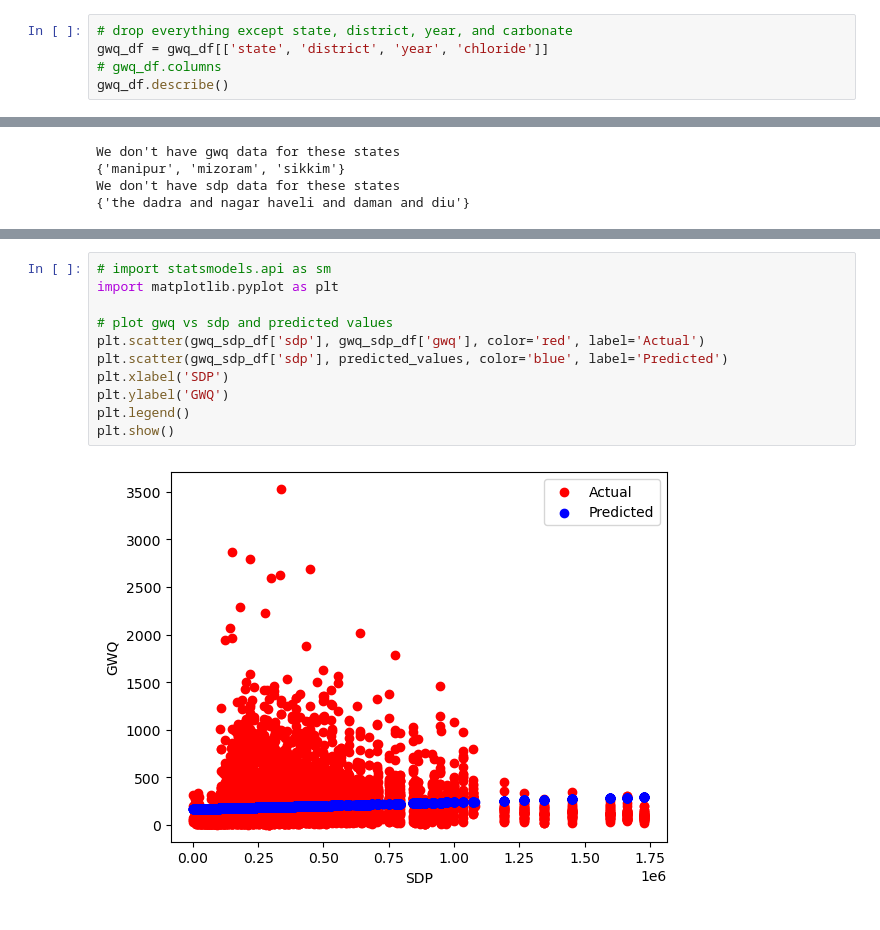
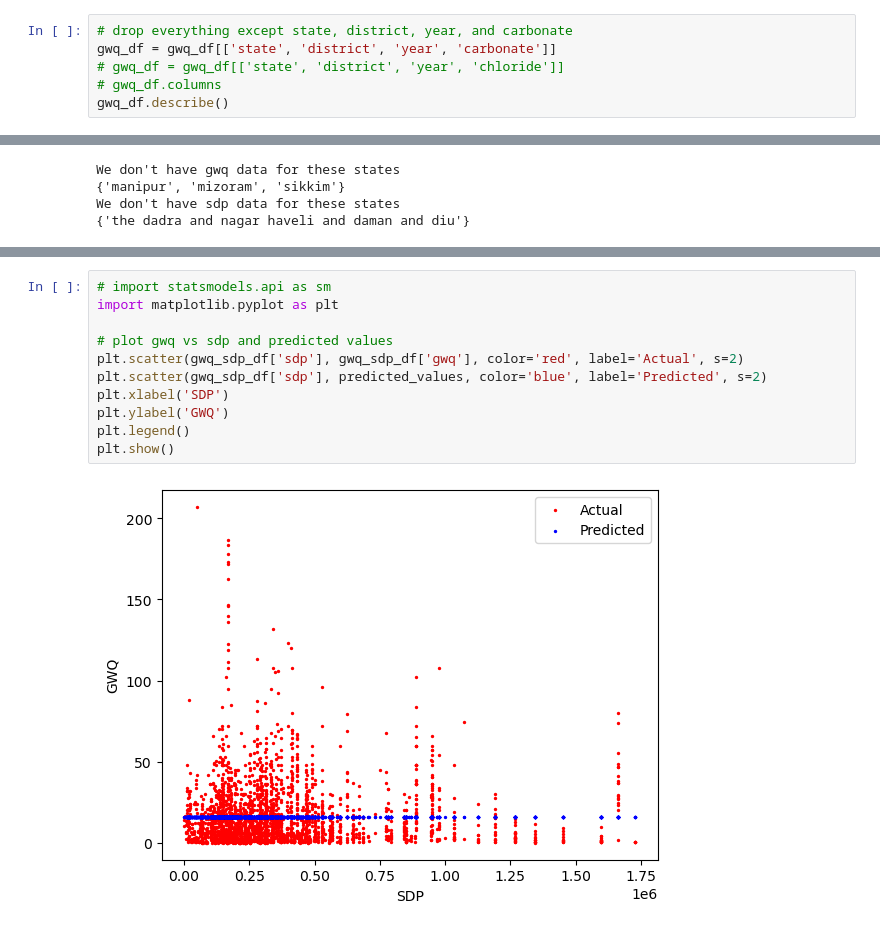
Before and after one commit to 0xGodspeed/econometrics_project, a Jupyter notebook: main.ipynb, the cells around one changed output, grey strips where cells are left out. Saved outputs shown, nothing was run; the diff lists cells and outputs as text.

Commit message:
more plots

```diff
--- a/main.ipynb
+++ b/main.ipynb
@@ -20,7 +20,8 @@ gwq_df.describe()
 8 rows × 23 columns
 # %%
 # drop everything except state, district, year, and carbonate
-gwq_df = gwq_df[['state', 'district', 'year', 'chloride']]
+gwq_df = gwq_df[['state', 'district', 'year', 'carbonate']]
+# gwq_df = gwq_df[['state', 'district', 'year', 'chloride']]
 # gwq_df.columns
 gwq_df.describe()
 # %% [output]
@@ -242,14 +244,14 @@ dtype: float64
 # %%
 # import statsmodels.api as sm
 import matplotlib.pyplot as plt
 
 # plot gwq vs sdp and predicted values
-plt.scatter(gwq_sdp_df['sdp'], gwq_sdp_df['gwq'], color='red', label='Actual')
-plt.scatter(gwq_sdp_df['sdp'], predicted_values, color='blue', label='Predicted')
+plt.scatter(gwq_sdp_df['sdp'], gwq_sdp_df['gwq'], color='red', label='Actual', s=2)
+plt.scatter(gwq_sdp_df['sdp'], predicted_values, color='blue', label='Predicted', s=2)
 plt.xlabel('SDP')
 plt.ylabel('GWQ')
 plt.legend()
 plt.show()
 # %% [output]
-[figure, old version]
+[figure, new version]
 # %%
```
Also changed, not shown: parts of 8 cells of this notebook, 1 other file.
